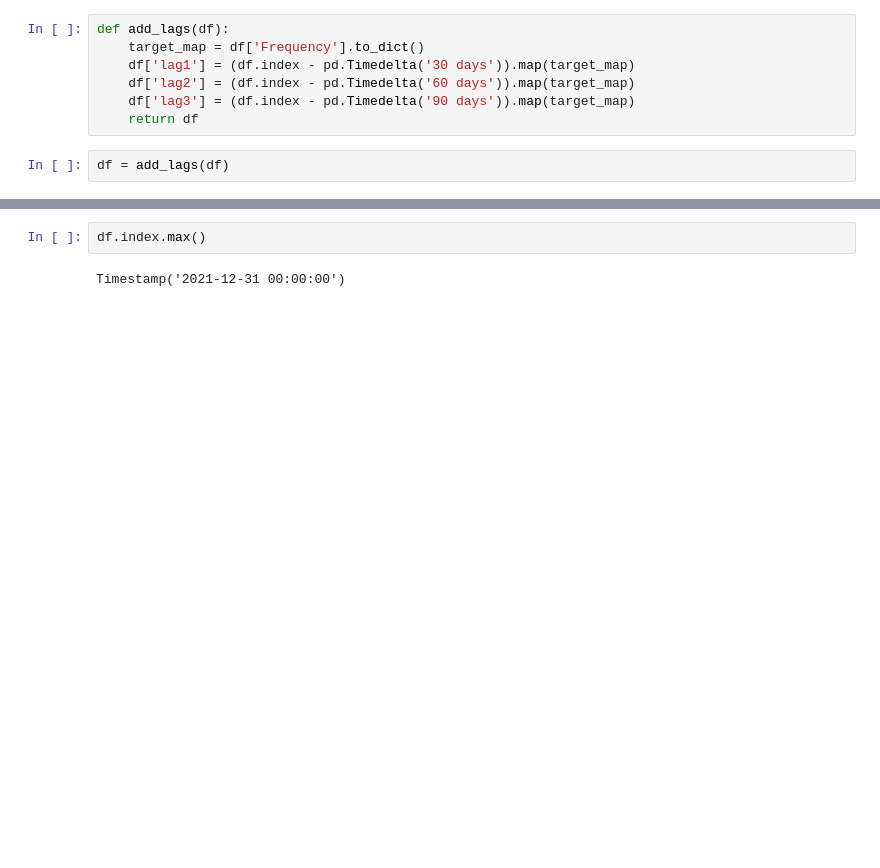
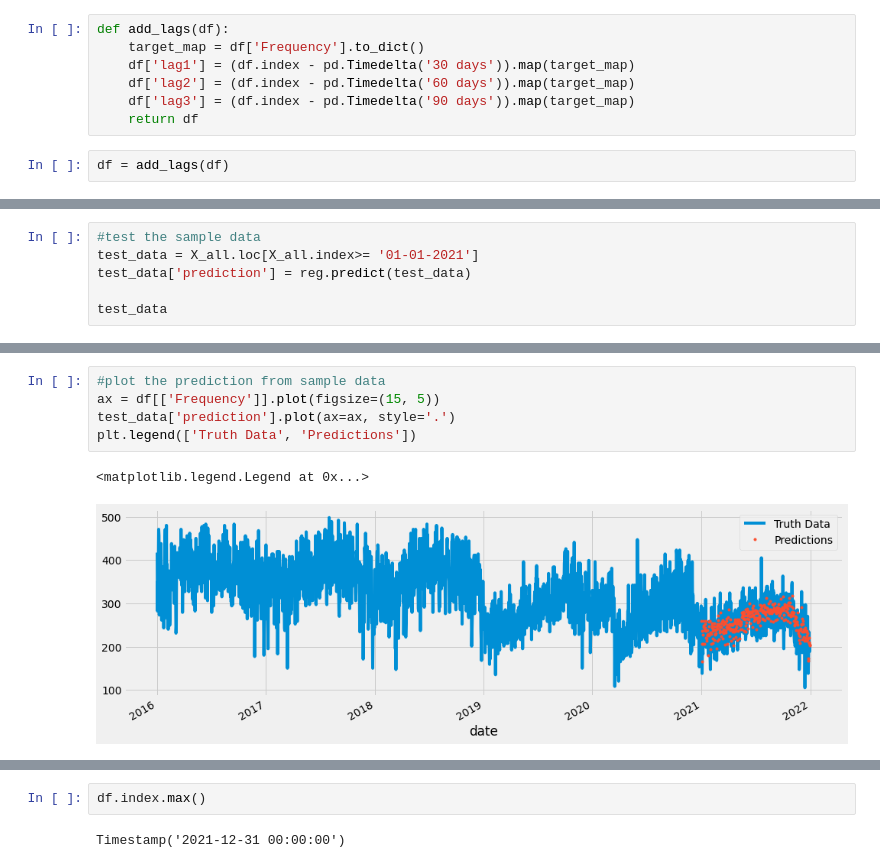
Before and after one commit to hunterkillera/DA200-Project, a Jupyter notebook: xgboost-cv.ipynb, the cells around one changed output, grey strips where cells are left out. Drawn from its saved outputs; the diff is of its cells as text; blank space fills up the shorter version.

```diff
--- a/xgboost-cv.ipynb
+++ b/xgboost-cv.ipynb
@@ -340,0 +333,6 @@ XGBRegressor(base_score=0.5, booster='gblinear', colsample_bylevel=None,
+# %%
+#test the sample data
+test_data = X_all.loc[X_all.index>= '01-01-2021']
+test_data['prediction'] = reg.predict(test_data)
+
+test_data
@@ -340,0 +359,8 @@ XGBRegressor(base_score=0.5, booster='gblinear', colsample_bylevel=None,
+# %%
+#plot the prediction from sample data
+ax = df[['Frequency']].plot(figsize=(15, 5))
+test_data['prediction'].plot(ax=ax, style='.')
+plt.legend(['Truth Data', 'Predictions'])
+# %% [output]
+<matplotlib.legend.Legend at 0x...>
+[figure, added]
```
Also changed, not shown: parts of 11 cells of this notebook.
